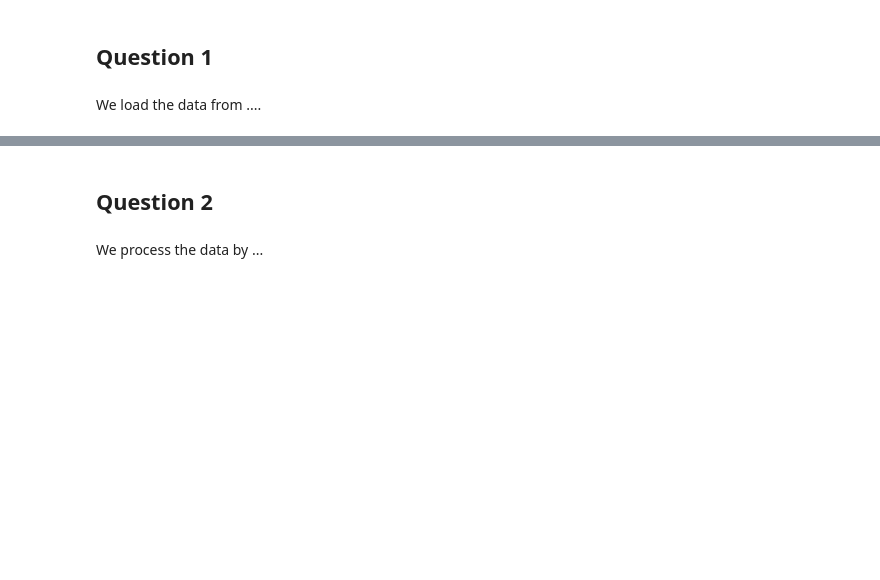
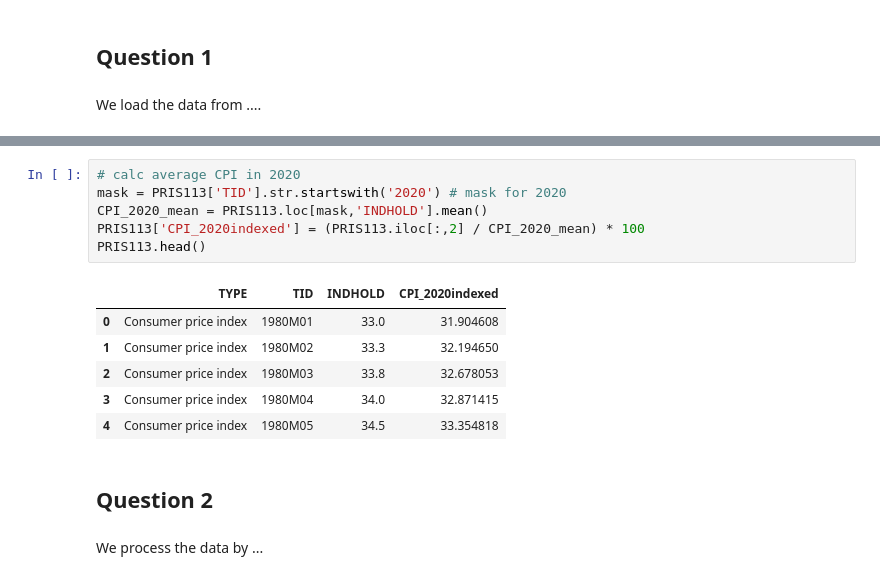
Before and after one commit to NumEconCopenhagen/projects-2025-bepolit, a Jupyter notebook: 01_dataproject/Mads_workspace.ipynb, the cells around one changed output, grey strips where cells are left out. Drawn from its saved outputs; the diff is of its cells as text; blank space fills up the shorter version.

```diff
--- a/01_dataproject/Mads_workspace.ipynb
+++ b/01_dataproject/Mads_workspace.ipynb
@@ -26,3 +54,16 @@ data = dataproject.load_data()
+# %%
+# calc average CPI in 2020
+mask = PRIS113['TID'].str.startswith('2020') # mask for 2020
+CPI_2020_mean = PRIS113.loc[mask,'INDHOLD'].mean()
+PRIS113['CPI_2020indexed'] = (PRIS113.iloc[:,2] / CPI_2020_mean) * 100
+PRIS113.head()
+# %% [output]
+|  | TYPE | TID | INDHOLD | CPI_2020indexed |
+| 0 | Consumer price index | 1980M01 | 33.0 | 31.904608 |
+| 1 | Consumer price index | 1980M02 | 33.3 | 32.194650 |
+| 2 | Consumer price index | 1980M03 | 33.8 | 32.678053 |
+| 3 | Consumer price index | 1980M04 | 34.0 | 32.871415 |
+| 4 | Consumer price index | 1980M05 | 34.5 | 33.354818 |
 # %% [markdown]
 ## Question 2
 # %% [markdown]
```
Also changed, not shown: parts of 3 cells of this notebook.
